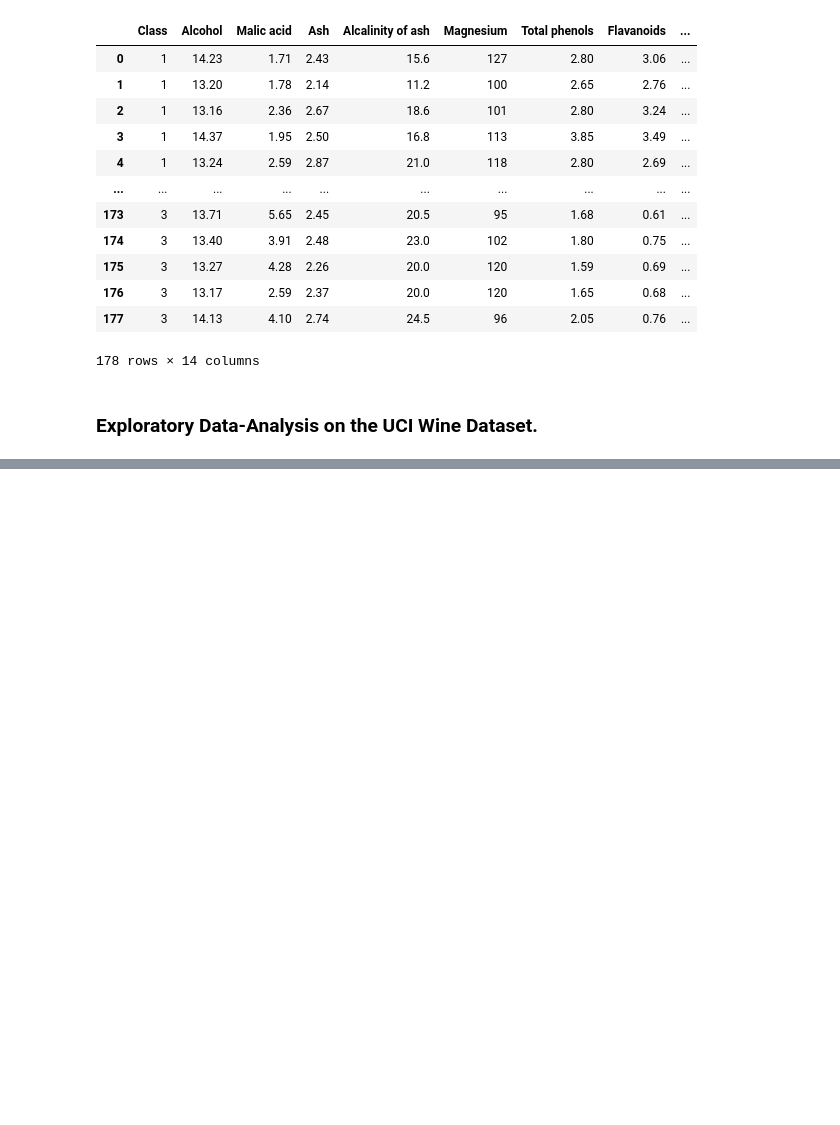
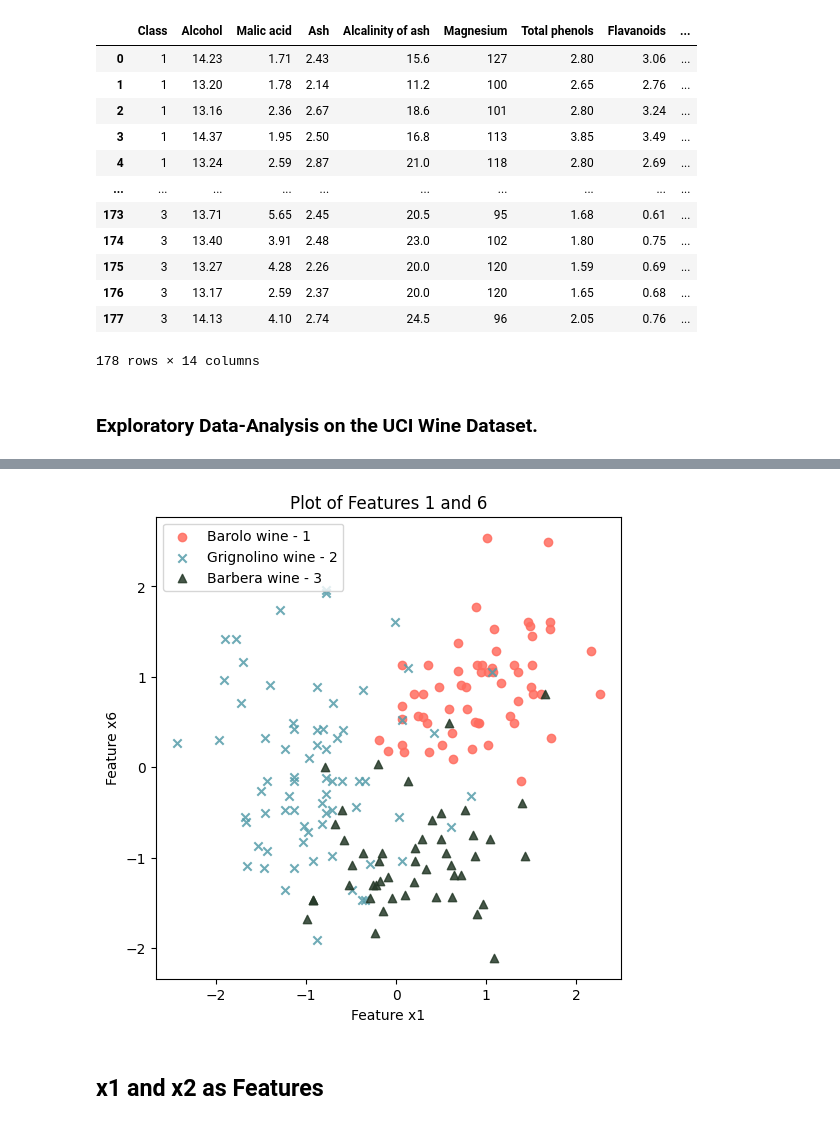
Before and after one commit to SudeshKumarSK/ee559-mlOne, a Jupyter notebook: HW-8/HW_Eight_3.ipynb, the cells around one changed output, grey strips where cells are left out. Cells and saved outputs as stored; diff of their text form; code cells hidden in the pictures; blank space fills up the shorter version.

```diff
--- a/HW-8/HW_Eight_3.ipynb
+++ b/HW-8/HW_Eight_3.ipynb
@@ -61,0 +76,6 @@ Number of classes in Y_train is: 3
+# %%
+engine.plotDataReducedFeatures(X_train_std, Y_train, 1, 6, "upper left")
+# %% [output]
+[figure, added]
+# %% [markdown]
+## x1 and x2 as Features
```
Also changed, not shown: parts of 8 cells of this notebook, 2 other files.
